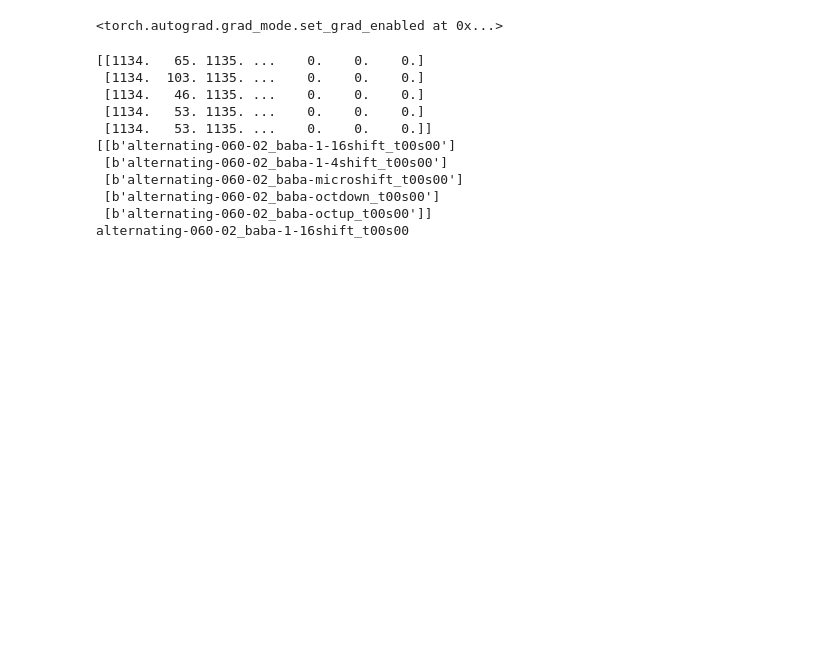
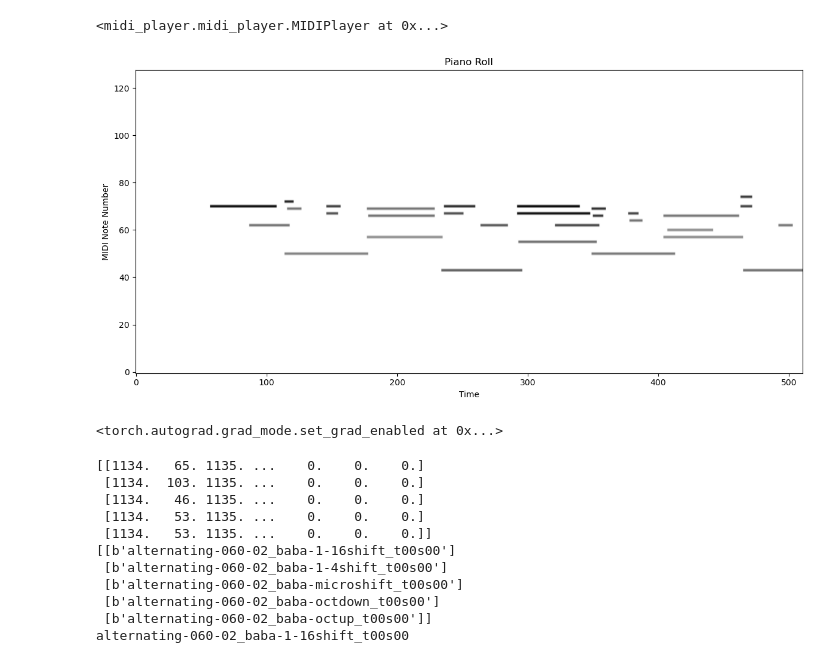
Before and after one commit to finlaymiller/midi-ml, a Jupyter notebook: test.ipynb, the cells around one changed output. Cells and saved outputs as stored; diff of their text form; code cells hidden in the pictures; blank space fills up the shorter version.

```diff
--- a/test.ipynb
+++ b/test.ipynb
@@ -25,3 +141,39 @@ MetaMessage('end_of_track', time=0)
+# %%
+MIDIPlayer(
+    in_file,
+    330,
+    styler=dark,
+    title=os.path.basename(in_file),
+)
+# %% [output]
+<midi_player.midi_player.MIDIPlayer at 0x...>
+# %%
+import pretty_midi
+import numpy as np
+import matplotlib.pyplot as plt
+
+
+def plot_piano_roll_and_pitch_histogram(midi_file):
+    # Load the MIDI file
+    midi_data = pretty_midi.PrettyMIDI(midi_file)
+
+    # Generate piano roll
+    piano_roll = midi_data.get_piano_roll(fs=100)
+
+    # Plot piano roll
+    plt.figure(figsize=(12, 6))
+    plt.imshow(piano_roll, aspect="auto", origin="lower", cmap="gray_r")
+    plt.title("Piano Roll")
+    plt.xlabel("Time")
+    plt.ylabel("MIDI Note Number")
+    plt.tight_layout()
+    plt.show()
+
+
+# Example usage
+plot_piano_roll_and_pitch_histogram(in_file)
+# %% [output]
+[figure, added]
 # %%
 import os
 import h5py
```
Also changed, not shown: parts of 2 cells of this notebook, 14 other files.
